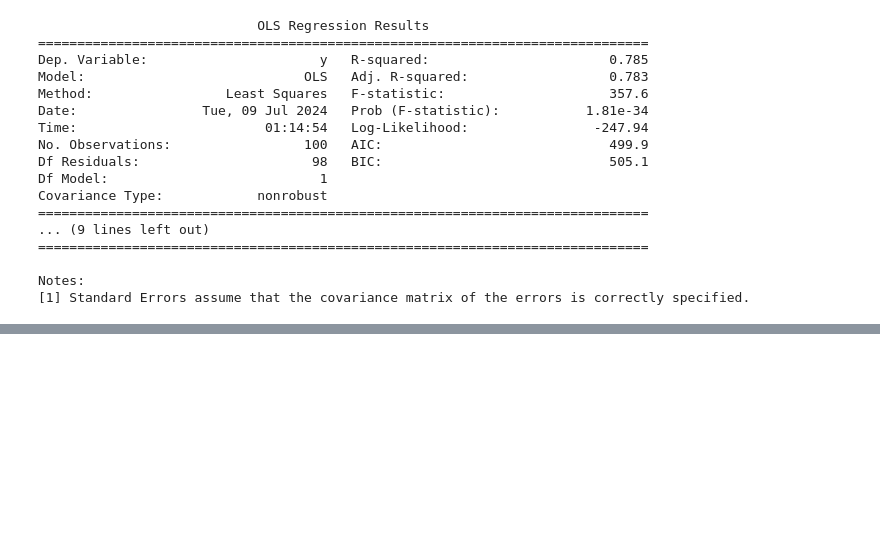
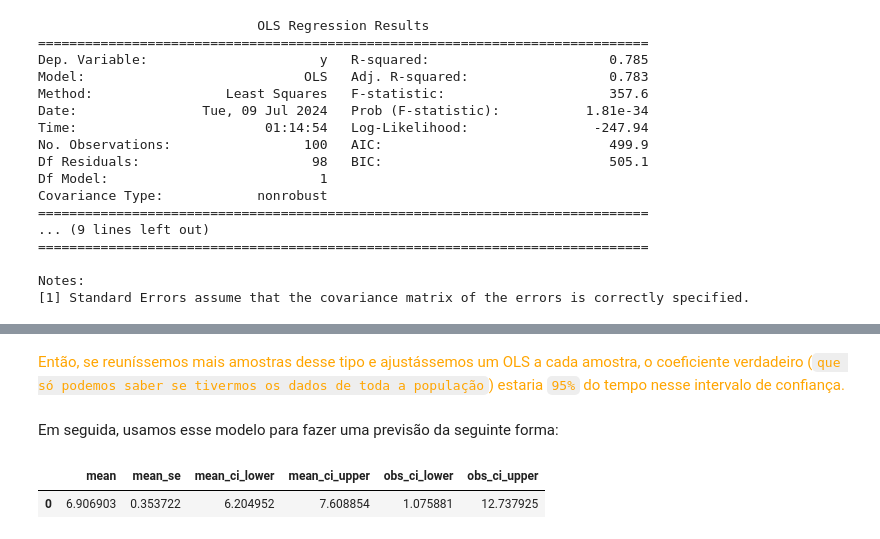
Before and after one commit to EddyGiusepe/Exploring_the_World_of_Programming_with_Python, a Jupyter notebook: 3_Teste_AB_com_Python/2_Confidence_Interval_and_Prediction_Interval.ipynb, the cells around one changed output, grey strips where cells are left out. Cells and saved outputs as stored; diff of their text form; code cells hidden in the pictures; blank space fills up the shorter version.

```diff
--- a/3_Teste_AB_com_Python/2_Confidence_Interval_and_Prediction_Interval.ipynb
+++ b/3_Teste_AB_com_Python/2_Confidence_Interval_and_Prediction_Interval.ipynb
@@ -80,0 +91,9 @@ Notes:
+# %% [markdown]
+<font color="orange">Então, se reuníssemos mais amostras desse tipo e ajustássemos um OLS a cada amostra, o coeficiente verdadeiro (`que só podemos saber se tivermos os dados de toda a população`) estaria `95%` do tempo nesse intervalo de confiança.</font>
+# %% [markdown]
+Em seguida, usamos esse modelo para fazer uma previsão da seguinte forma:
+# %%
+res.get_prediction([1, 3]).summary_frame(0.05)
+# %% [output]
+|  | mean | mean_se | mean_ci_lower | mean_ci_upper | obs_ci_lower | obs_ci_upper |
+| 0 | 6.906903 | 0.353722 | 6.204952 | 7.608854 | 1.075881 | 12.737925 |
```
Also changed, not shown: parts of 7 cells of this notebook, 8 other files.
